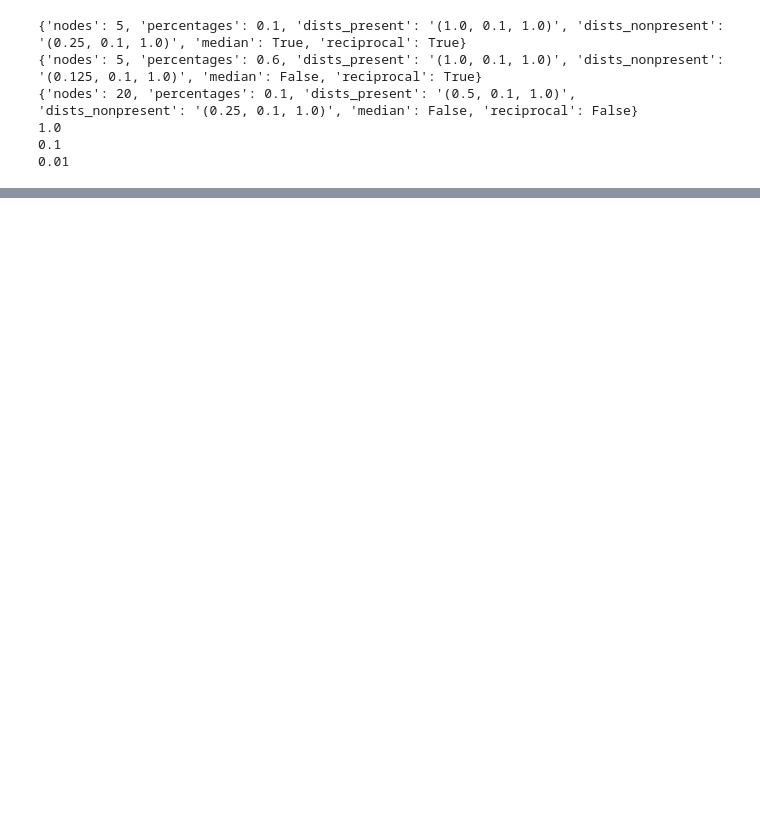
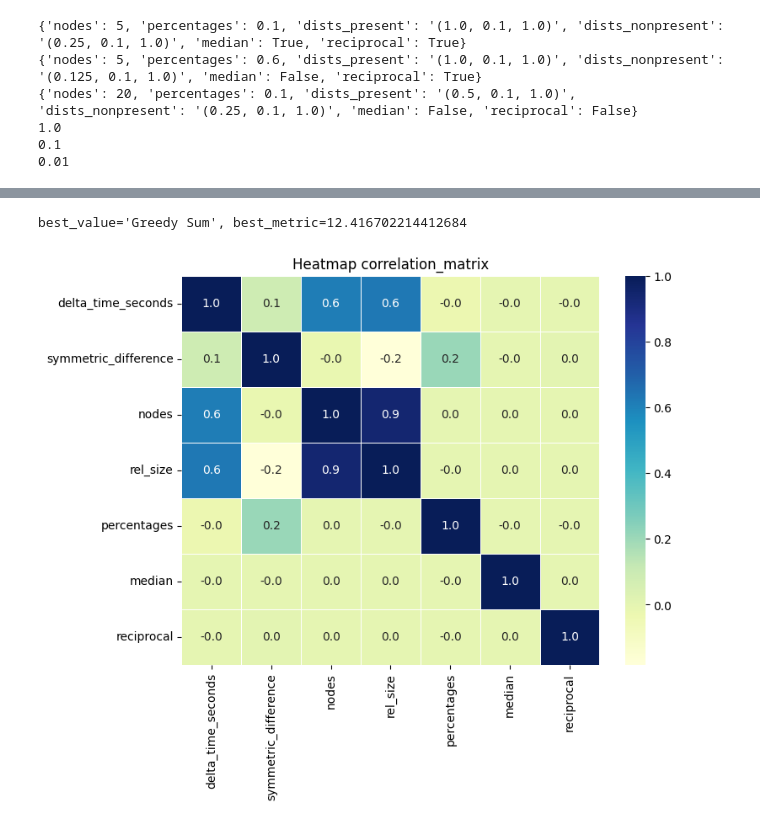
Before and after one commit to MaxOmlor/GraphentheoPraktikum, a Jupyter notebook: data_vis/wp1_benchmark.ipynb, the cells around one changed output, grey strips where cells are left out. Cells and saved outputs as stored; diff of their text form; code cells hidden in the pictures; blank space fills up the shorter version.

```diff
--- a/data_vis/wp1_benchmark.ipynb
+++ b/data_vis/wp1_benchmark.ipynb
@@ -311,0 +527,38 @@ def plot_distribution(dataframe, color_column=None, max_xticks=10, subplot_width
+# %%
+import numpy as np
+import math
+
+def abs_sum_metric(correlation_matrix):
+    return np.sum(np.abs(correlation_matrix.fillna(math.inf).values))
+
+def correlation_search(df, search_col, col_subset=None):
+    unique_values = df[search_col].unique()
+
+    best_value = None
+    best_metric = None
+    best_correlation_matrix = None
+
+    for val in unique_values:
+        df_filtered = df[df[search_col] == val]
+        if col_subset is not None:
+            df_filtered = df_filtered[col_subset]
+        correlation_matrix = get_correlation_matrix(df_filtered)
+        metric = abs_sum_metric(correlation_matrix)
+
+        if best_metric is None or metric < best_metric:
+            best_metric = metric
+            best_value = val
+            best_correlation_matrix = correlation_matrix
+
+    return best_value, best_metric, best_correlation_matrix
+# %%
+col_subset = ['delta_time_seconds', 'symmetric_difference', 'nodes', 'rel_size', 'percentages', 'median', 'reciprocal']
+best_value, best_metric, best_correlation_matrix = correlation_search(df, 'alg', col_subset)
+print(f'{best_value=}, {best_metric=}')
+plt.figure(figsize=(8,6))
+sns.heatmap(best_correlation_matrix, annot=True, cmap='YlGnBu', fmt=".1f", linewidths=.5)
+plt.title(f'Heatmap correlation_matrix')
+plt.show()
+# %% [output]
+best_value='Greedy Sum', best_metric=12.416702214412684
+[figure, added]
```
Also changed, not shown: parts of 30 cells of this notebook, 6 other files.
